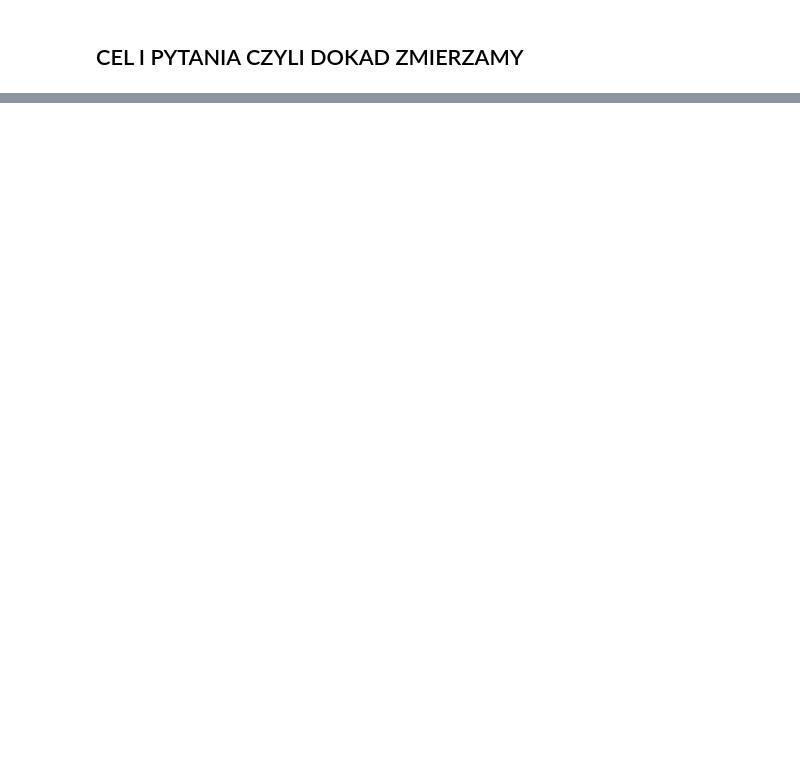
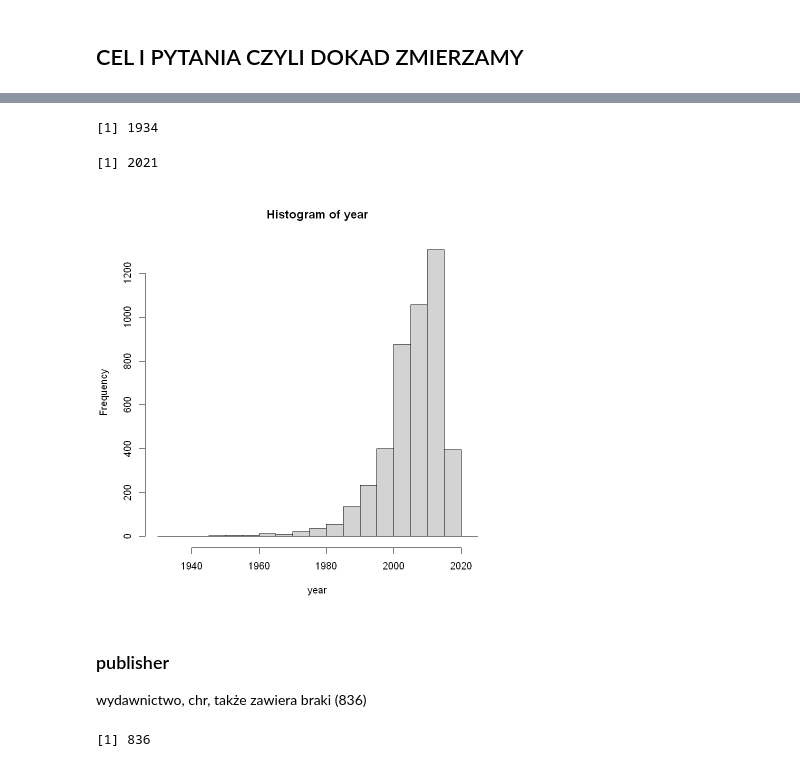
Before and after one commit to tashiamuffin/Pakiety_Statystyczne_1, a Jupyter notebook: chaos_natka.ipynb, the cells around one changed output, grey strips where cells are left out. Cells and saved outputs as stored; diff of their text form; code cells hidden in the pictures; blank space fills up the shorter version.

```diff
--- a/chaos_natka.ipynb
+++ b/chaos_natka.ipynb
@@ -187,0 +125,4 @@ p
+# %%
+year2 <- plik$publication_year
+year <- na.omit(plik$publication_year)
+length(year2) - length(year)
@@ -187,0 +151,20 @@ p
+# %%
+plik$publication_year[plik$publication_year == '6'] <- 2006
+plik$publication_year[plik$publication_year == '17'] <- 2017
+
+hist(year)
+min(year)
+max(year)
+# %% [output]
+[1] 1934
+[1] 2021
+[figure, added]
+# %% [markdown]
+### publisher
+wydawnictwo, chr, także zawiera braki (836)
+# %%
+pub2 <- plik$publisher
+pub <- na.omit(pub2)
+length(pub2) - length(pub)
+# %% [output]
+[1] 836
```
Also changed, not shown: parts of 110 cells of this notebook.
